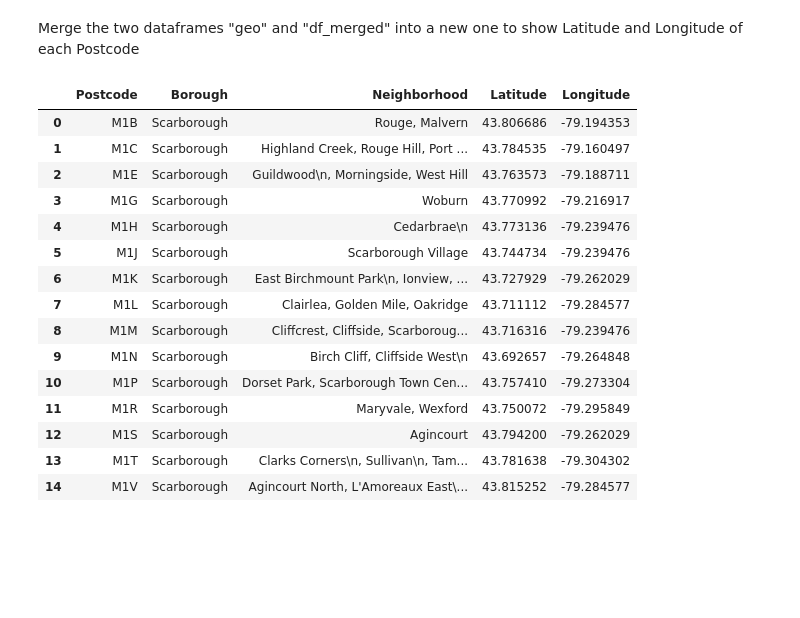
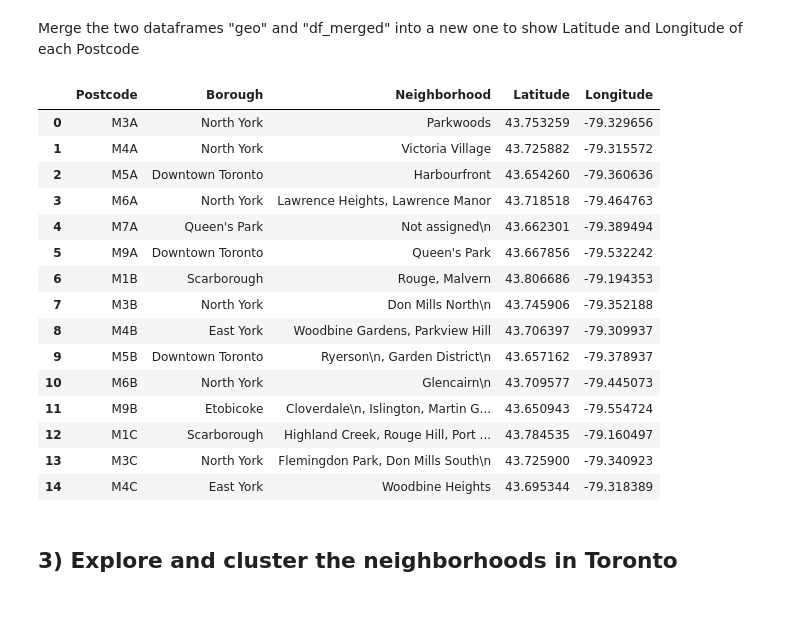
Before and after one commit to danielerizzi/Battle-of-the-Neighborhoods, a Jupyter notebook: Segmenting and Clustering Neighborhoods in Toronto.ipynb, the cells around one changed output. Drawn from its saved outputs; the diff is of its cells as text; code cells hidden in the pictures; blank space fills up the shorter version.

```diff
--- a/Segmenting and Clustering Neighborhoods in Toronto.ipynb
+++ b/Segmenting and Clustering Neighborhoods in Toronto.ipynb
@@ -134,7 +136,7 @@ df.head(10)
 # %% [markdown]
 In this part we combine all the neighborhood values that each postcode has.
 # %%
-df_merged = pd.DataFrame(df.groupby(['Postcode','Borough'])["Neighborhood"].apply(lambda item:', '.join(item))).reset_index()
+df_merged = pd.DataFrame(df.groupby(['Postcode','Borough'], sort=False).agg( ', '.join)).reset_index()
 df_merged.head(15)
 # %% [output]
 |  | Postcode | Borough | Neighborhood |
@@ -188,0 +182,4 @@ Import CSV file with Postal code and geographical informations
+# %%
+!wget -q -O 'Toronto_data.csv'  http://cocl.us/Geospatial_data
+geo = pd.read_csv('Toronto_data.csv')
+geo.head()
@@ -195,22 +199,24 @@ Merge the two dataframes "geo" and "df_merged" into a new one to show Latitude a
 # %%
 geo = geo.rename(columns={'Postal Code': 'Postcode'})
 
-df_merged_new = pd.merge(df_merged, geo, on='Postcode', how='outer')
-df_merged_new.head(15)
+toronto = pd.merge(df_merged, geo, on='Postcode', how='outer')
+toronto.head(15)
 # %% [output]
 |  | Postcode | Borough | Neighborhood | Latitude | Longitude |
-| 0 | M1B | Scarborough | Rouge, Malvern | 43.806686 | -79.194353 |
-| 1 | M1C | Scarborough | Highland Creek, Rouge Hill, Port ... | 43.784535 | -79.160497 |
-| 2 | M1E | Scarborough | Guildwood\n, Morningside, West Hill | 43.763573 | -79.188711 |
-| 3 | M1G | Scarborough | Woburn | 43.770992 | -79.216917 |
-| 4 | M1H | Scarborough | Cedarbrae\n | 43.773136 | -79.239476 |
-| 5 | M1J | Scarborough | Scarborough Village | 43.744734 | -79.239476 |
-| 6 | M1K | Scarborough | East Birchmount Park\n, Ionview, ... | 43.727929 | -79.262029 |
-| 7 | M1L | Scarborough | Clairlea, Golden Mile, Oakridge | 43.711112 | -79.284577 |
-| 8 | M1M | Scarborough | Cliffcrest, Cliffside, Scarboroug... | 43.716316 | -79.239476 |
-| 9 | M1N | Scarborough | Birch Cliff, Cliffside West\n | 43.692657 | -79.264848 |
-| 10 | M1P | Scarborough | Dorset Park, Scarborough Town Cen... | 43.757410 | -79.273304 |
-| 11 | M1R | Scarborough | Maryvale, Wexford | 43.750072 | -79.295849 |
-| 12 | M1S | Scarborough | Agincourt | 43.794200 | -79.262029 |
-| 13 | M1T | Scarborough | Clarks Corners\n, Sullivan\n, Tam... | 43.781638 | -79.304302 |
-| 14 | M1V | Scarborough | Agincourt North, L'Amoreaux East\... | 43.815252 | -79.284577 |
+| 0 | M3A | North York | Parkwoods | 43.753259 | -79.329656 |
+| 1 | M4A | North York | Victoria Village | 43.725882 | -79.315572 |
+| 2 | M5A | Downtown Toronto | Harbourfront | 43.654260 | -79.360636 |
+| 3 | M6A | North York | Lawrence Heights, Lawrence Manor | 43.718518 | -79.464763 |
+| 4 | M7A | Queen's Park | Not assigned\n | 43.662301 | -79.389494 |
+| 5 | M9A | Downtown Toronto | Queen's Park | 43.667856 | -79.532242 |
+| 6 | M1B | Scarborough | Rouge, Malvern | 43.806686 | -79.194353 |
+| 7 | M3B | North York | Don Mills North\n | 43.745906 | -79.352188 |
+| 8 | M4B | East York | Woodbine Gardens, Parkview Hill | 43.706397 | -79.309937 |
+| 9 | M5B | Downtown Toronto | Ryerson\n, Garden District\n | 43.657162 | -79.378937 |
+| 10 | M6B | North York | Glencairn\n | 43.709577 | -79.445073 |
+| 11 | M9B | Etobicoke | Cloverdale\n, Islington, Martin G... | 43.650943 | -79.554724 |
+| 12 | M1C | Scarborough | Highland Creek, Rouge Hill, Port ... | 43.784535 | -79.160497 |
+| 13 | M3C | North York | Flemingdon Park, Don Mills South\n | 43.725900 | -79.340923 |
+| 14 | M4C | East York | Woodbine Heights | 43.695344 | -79.318389 |
+# %% [markdown]
+<H2> 3) Explore and cluster the neighborhoods in Toronto <H3>
```
Also changed, not shown: parts of 25 cells of this notebook.
